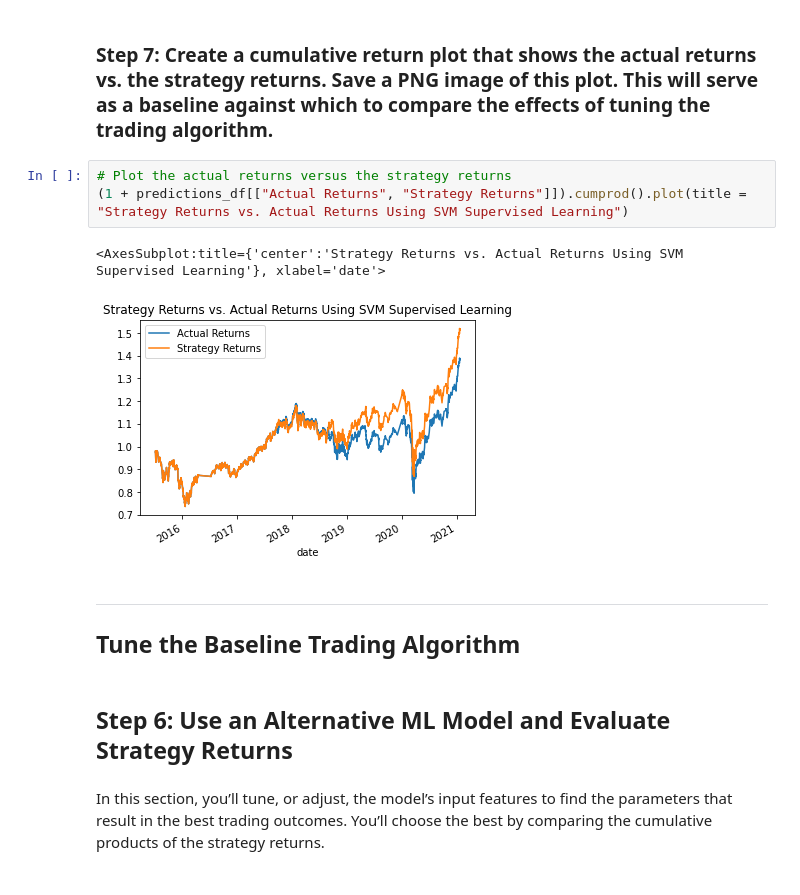
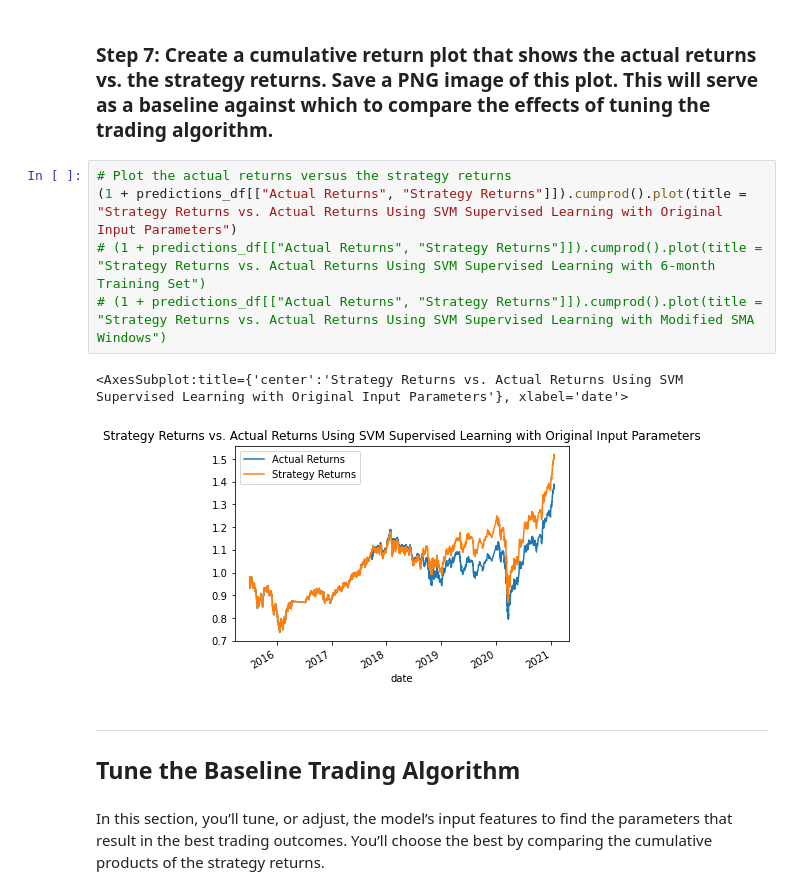
Before and after one commit to joshuacreveling/Module_14_Challenge_Assignment, a Jupyter notebook: machine_learning_trading_bot.ipynb, the cells around one changed output. Drawn from its saved outputs; the diff is of its cells as text.

```diff
--- a/machine_learning_trading_bot.ipynb
+++ b/machine_learning_trading_bot.ipynb
@@ -381,16 +388,16 @@ display(predictions_df.tail())
 ### Step 7: Create a cumulative return plot that shows the actual returns vs. the strategy returns. Save a PNG image of this plot. This will serve as a baseline against which to compare the effects of tuning the trading algorithm.
 # %%
 # Plot the actual returns versus the strategy returns
-(1 + predictions_df[["Actual Returns", "Strategy Returns"]]).cumprod().plot(title = "Strategy Returns vs. Actual Returns Using SVM Supervised Learning")
+(1 + predictions_df[["Actual Returns", "Strategy Returns"]]).cumprod().plot(title = "Strategy Returns vs. Actual Returns Using SVM Supervised Learning with Original Input Parameters")
+# (1 + predictions_df[["Actual Returns", "Strategy Returns"]]).cumprod().plot(title = "Strategy Returns vs. Actual Returns Using SVM Supervised Learning with 6-month Training Set")
+# (1 + predictions_df[["Actual Returns", "Strategy Returns"]]).cumprod().plot(title = "Strategy Returns vs. Actual Returns Using SVM Supervised Learning with Modified SMA Windows")
 # %% [output]
-<AxesSubplot:title={'center':'Strategy Returns vs. Actual Returns Using SVM Supervised Learning'}, xlabel='date'>
+<AxesSubplot:title={'center':'Strategy Returns vs. Actual Returns Using SVM Supervised Learning with Original Input Parameters'}, xlabel='date'>
-[figure, old version]
+[figure, new version]
 # %% [markdown]
 ---
 
 ## Tune the Baseline Trading Algorithm
-# %% [markdown]
-## Step 6: Use an Alternative ML Model and Evaluate Strategy Returns
 # %% [markdown]
 In this section, you’ll tune, or adjust, the model’s input features to find the parameters that result in the best trading outcomes. You’ll choose the best by comparing the cumulative products of the strategy returns.
 # %% [markdown]
```
Also changed, not shown: parts of 6 cells of this notebook, 3 other files.
